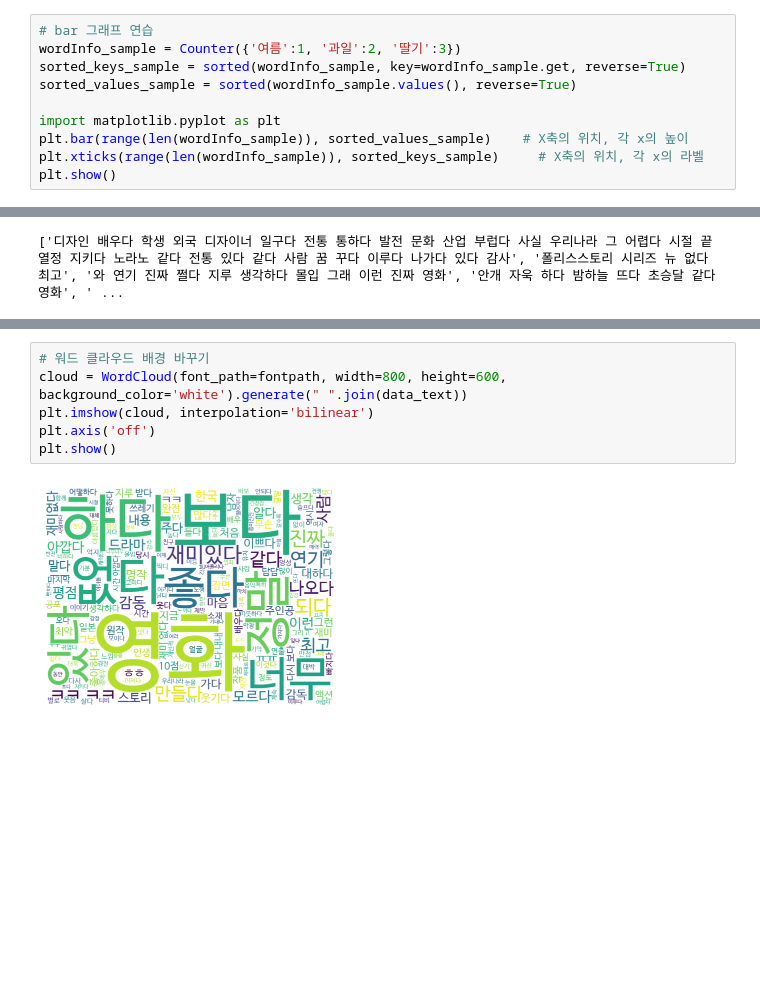
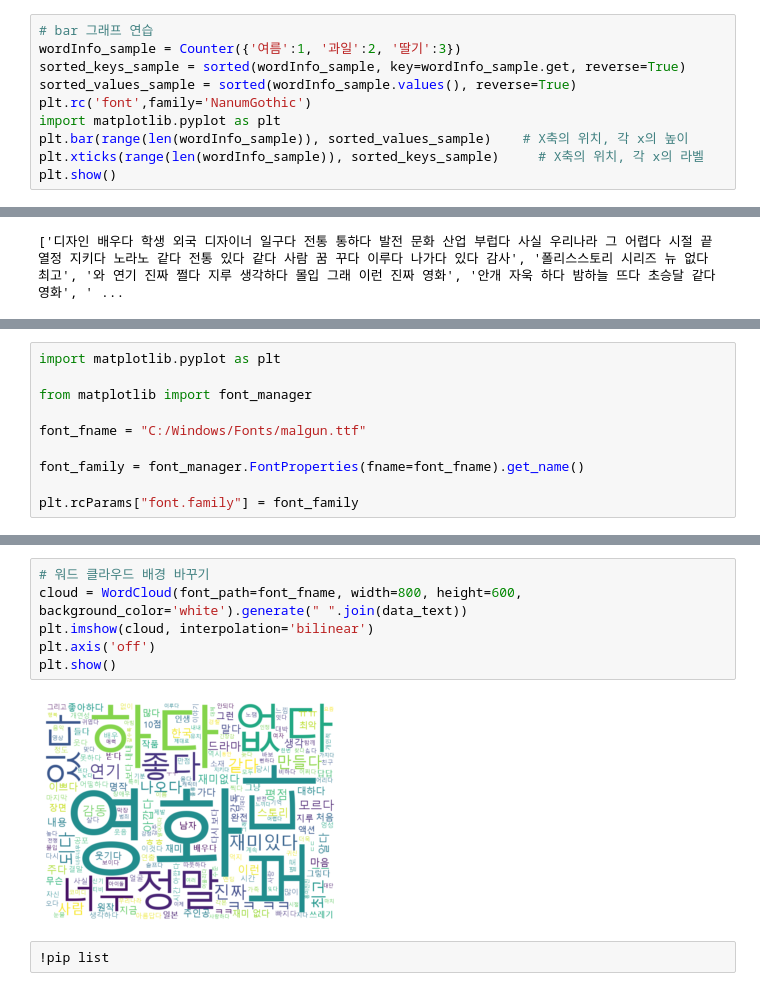
Before and after one commit to KangChan-Python/DataAnalysis, a Jupyter notebook: BigAcademy/자연어_처리/origin/3_빈도분석.ipynb, the cells around one changed output, grey strips where cells are left out. Saved outputs shown, nothing was run; the diff lists cells and outputs as text; blank space fills up the shorter version.

```diff
--- a/BigAcademy/자연어_처리/origin/3_빈도분석.ipynb
+++ b/BigAcademy/자연어_처리/origin/3_빈도분석.ipynb
@@ -172,7 +149,7 @@ print(sorted(sample.values(), reverse=True))
 wordInfo_sample = Counter({'여름':1, '과일':2, '딸기':3})
 sorted_keys_sample = sorted(wordInfo_sample, key=wordInfo_sample.get, reverse=True)
 sorted_values_sample = sorted(wordInfo_sample.values(), reverse=True)
-
+plt.rc('font',family='NanumGothic')
 import matplotlib.pyplot as plt
 plt.bar(range(len(wordInfo_sample)), sorted_values_sample)	  # X축의 위치, 각 x의 높이
 plt.xticks(range(len(wordInfo_sample)), sorted_keys_sample)  	# X축의 위치, 각 x의 라벨
@@ -199 +179,11 @@ print(data_text)
+# %%
+import matplotlib.pyplot as plt
+
+from matplotlib import font_manager
+
+font_fname = "C:/Windows/Fonts/malgun.ttf"
+
+font_family = font_manager.FontProperties(fname=font_fname).get_name()
+
+plt.rcParams["font.family"] = font_family
 # %%
@@ -211,8 +196,10 @@ Requirement already satisfied: numpy>=1.6.1 in /usr/local/lib/python3.6/dist-pac
 # %%
 # 워드 클라우드 배경 바꾸기
-cloud = WordCloud(font_path=fontpath, width=800, height=600, background_color='white').generate(" ".join(data_text))
+cloud = WordCloud(font_path=font_fname, width=800, height=600, background_color='white').generate(" ".join(data_text))
 plt.imshow(cloud, interpolation='bilinear')
 plt.axis('off')
 plt.show()
 # %% [output]
-[figure, old version]
+[figure, new version]
+# %%
+!pip list
```
Also changed, not shown: parts of 13 cells of this notebook, 25 other files.
